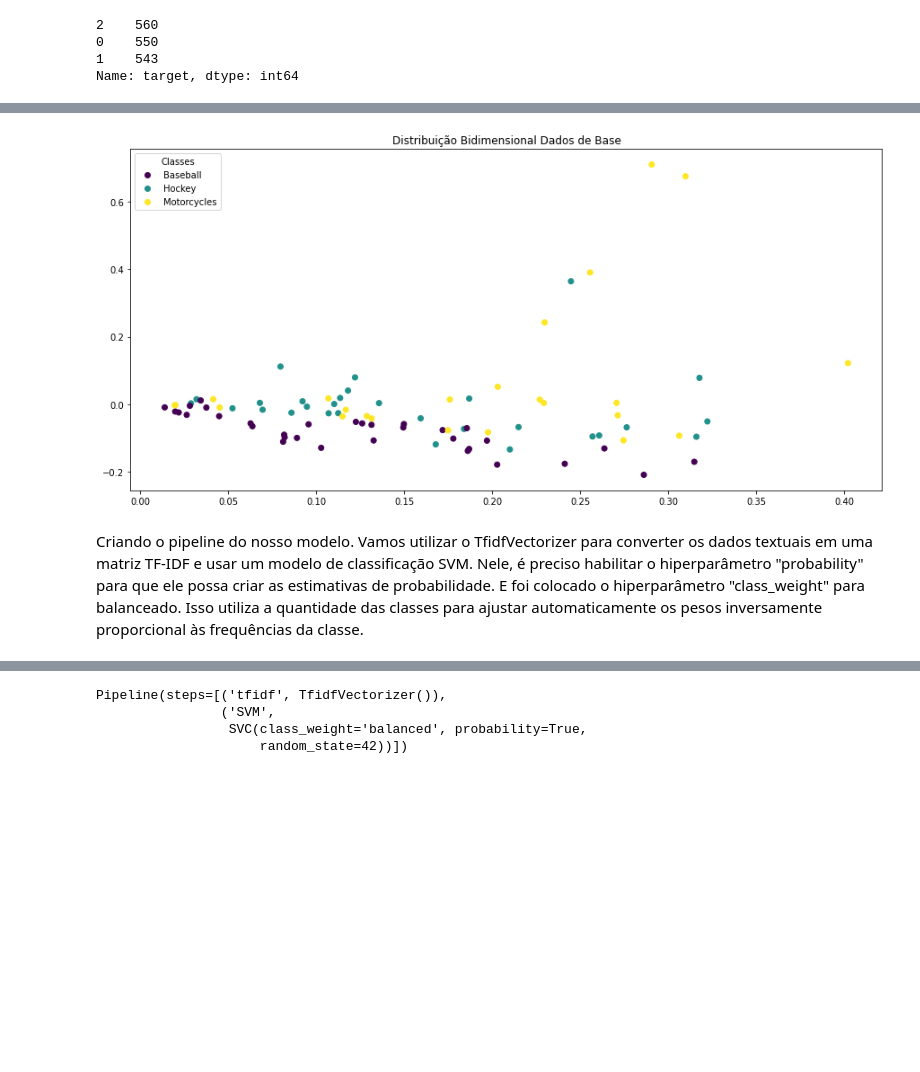
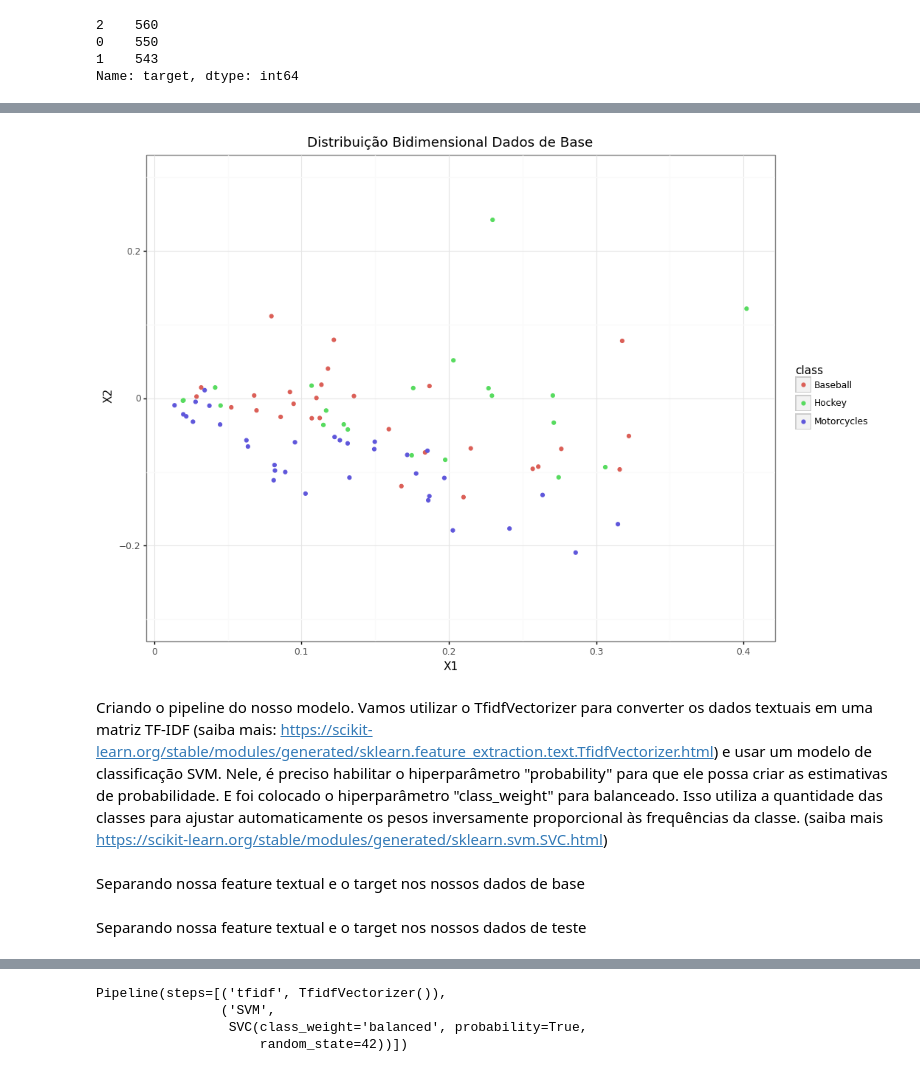
Before and after one commit to luizomatias/active_learning, a Jupyter notebook: notebooks/active_learning_text_classification.ipynb, the cells around one changed output, grey strips where cells are left out. Cells and saved outputs as stored; diff of their text form; code cells hidden in the pictures; blank space fills up the shorter version.

Commit message:
update notebooks with new plots

```diff
--- a/notebooks/active_learning_text_classification.ipynb
+++ b/notebooks/active_learning_text_classification.ipynb
@@ -90,17 +86,21 @@ Analisando a distribuição dos dados de base em um espaço vetorial bidimension
 # %%
-plot_distribution(df_base.text_clean, df_base.target, 'Distribuição Bidimensional Dados de Base')
+plot_dimensionality_reduction_distribution(df_base.text_clean, df_base.target, 'Distribuição Bidimensional Dados de Base')
 # %% [output]
-[figure, old version]
+[figure, new version]
 # %% [markdown]
-Criando o pipeline do nosso modelo. Vamos utilizar o TfidfVectorizer para converter os dados textuais em uma matriz TF-IDF e usar um modelo de classificação SVM. Nele, é preciso habilitar o hiperparâmetro "probability" para que ele possa criar as estimativas de probabilidade. E foi colocado o hiperparâmetro "class_weight" para balanceado. Isso utiliza a quantidade das classes para ajustar automaticamente os pesos inversamente proporcional às frequências da classe.
+Criando o pipeline do nosso modelo. Vamos utilizar o TfidfVectorizer para converter os dados textuais em uma matriz TF-IDF (saiba mais: https://scikit-learn.org/stable/modules/generated/sklearn.feature_extraction.text.TfidfVectorizer.html) e usar um modelo de classificação SVM. Nele, é preciso habilitar o hiperparâmetro "probability" para que ele possa criar as estimativas de probabilidade. E foi colocado o hiperparâmetro "class_weight" para balanceado. Isso utiliza a quantidade das classes para ajustar automaticamente os pesos inversamente proporcional às frequências da classe. (saiba mais https://scikit-learn.org/stable/modules/generated/sklearn.svm.SVC.html)
 # %%
 model = Pipeline(steps=[
     ('tfidf', TfidfVectorizer()),
     ('SVM', SVC(probability=True, random_state=42, class_weight='balanced'))
 ])
+# %% [markdown]
+Separando nossa feature textual e o target nos nossos dados de base
 # %%
 X_base = df_base.text_clean
 y_base = df_base.target
+# %% [markdown]
+Separando nossa feature textual e o target nos nossos dados de teste
 # %%
 X_test = test_data.text_clean
 y_test = test_data.target
```
Also changed, not shown: parts of 23 cells of this notebook, 1 other file.
